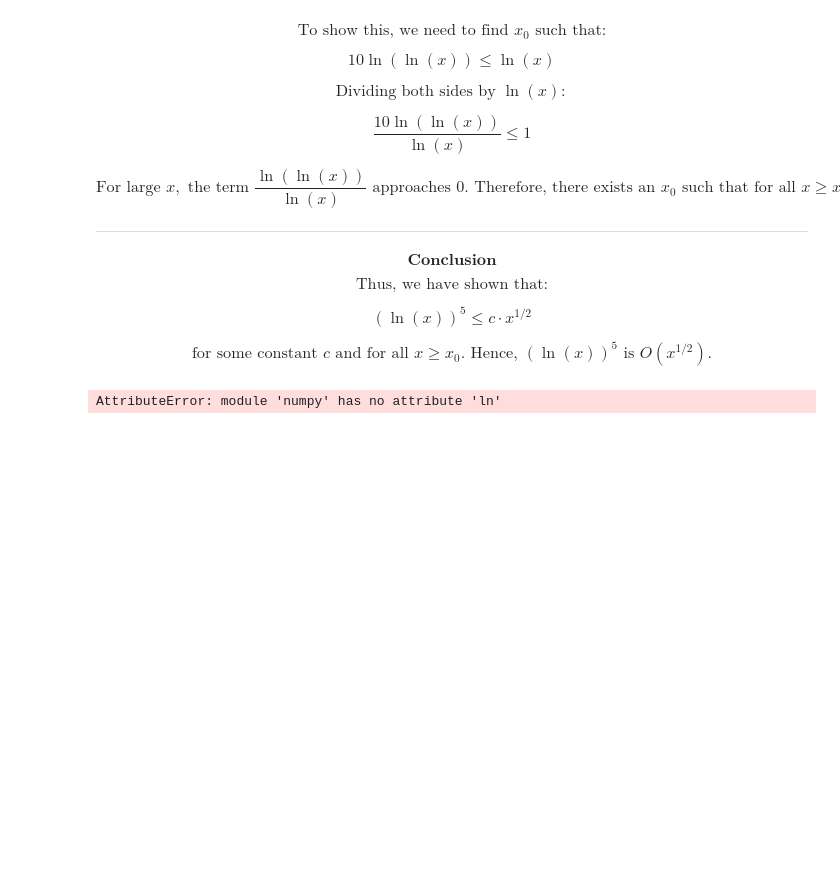
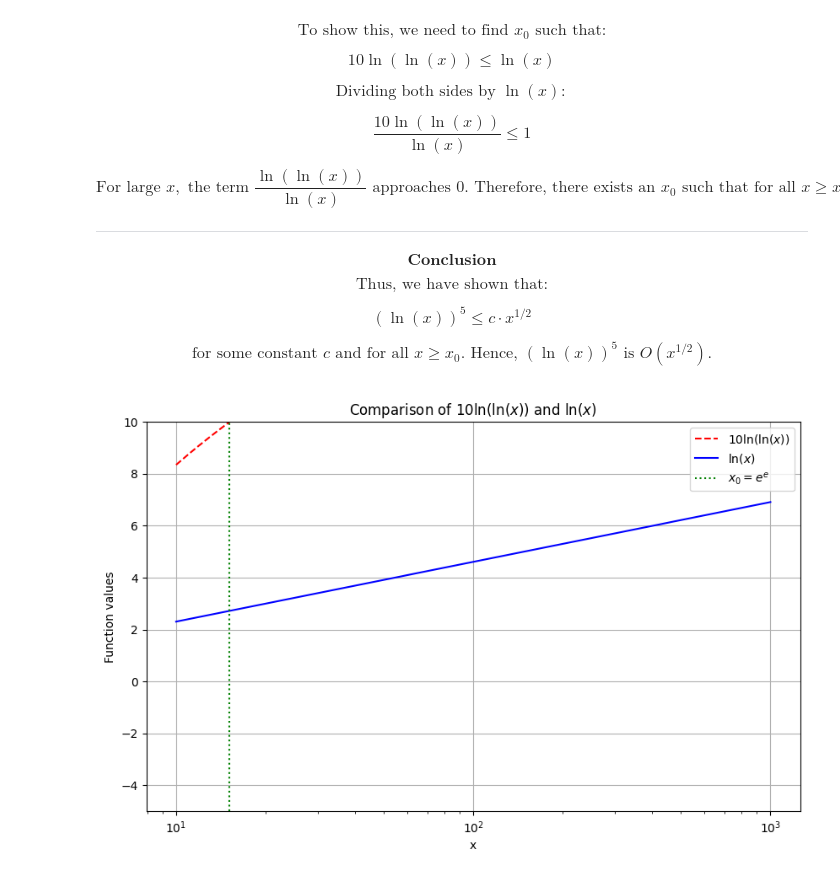
Before and after one commit to OmerFaruk-Celik/AlgoritmaAnalizi, a Jupyter notebook: FuncIncreaseSpeed.ipynb, the cells around one changed output. Drawn from its saved outputs; the diff is of its cells as text; code cells hidden in the pictures; blank space fills up the shorter version.

```diff
--- a/FuncIncreaseSpeed.ipynb
+++ b/FuncIncreaseSpeed.ipynb
@@ -179,5 +179,38 @@ $$
 \text{for some constant } c \text{ and for all } x \geq x_0. \text{ Hence, } (\ln(x))^5 \text{ is } O(x^{1/2}).
 $$
 # %%
+import numpy as np
+import matplotlib.pyplot as plt
+
+# x değerlerini belirleyelim (e^e'den büyük değerler almalıyız)
+x = np.linspace(10, 1000, 1000)  # x ∈ [10, 1000] aralığında 1000 nokta
+
+# Log fonksiyonlarını hesaplayalım
+ln_x = np.log(x)
+ln_ln_x = np.log(ln_x)
+
+# Sol taraf: 10 * ln(ln(x))
+lhs = 10 * ln_ln_x
+
+# Sağ taraf: ln(x)
+rhs = ln_x
+
+# Grafiği çizelim
+plt.figure(figsize=(10, 6))
+plt.plot(x, lhs, label=r"$10 \ln(\ln(x))$", linestyle="dashed", color="red")
+plt.plot(x, rhs, label=r"$\ln(x)$", linestyle="solid", color="blue")
+
+# x_0 için dikey çizgi (yaklaşık x_0 = 20)
+plt.axvline(x=np.exp(np.exp(1)), color='green', linestyle="dotted", label=r"$x_0 = e^e$")
+
+# Grafik detayları
+plt.xlabel("x")
+plt.ylabel("Function values")
+plt.title("Comparison of $10 \ln(\ln(x))$ and $\ln(x)$")
+plt.legend()
+plt.grid(True)
+plt.ylim(-5, 10)  # Görüntü açısından y eksenini sınırlayalım
+plt.xscale("log")  # Daha iyi görselleştirme için logaritmik x-ekseni kullan
+plt.show()
 # %% [output]
-AttributeError: module 'numpy' has no attribute 'ln'
+[figure, added]
```
